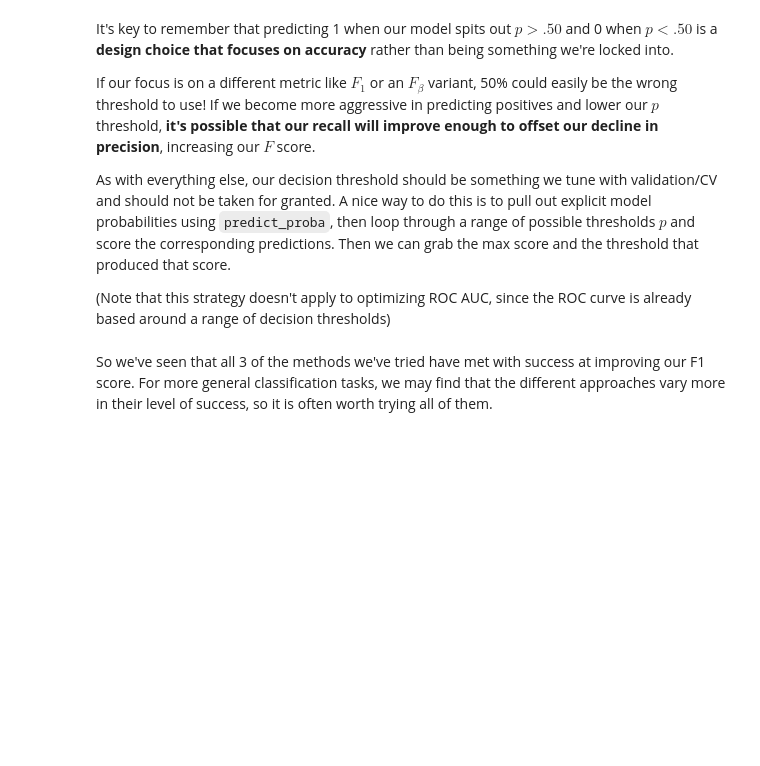
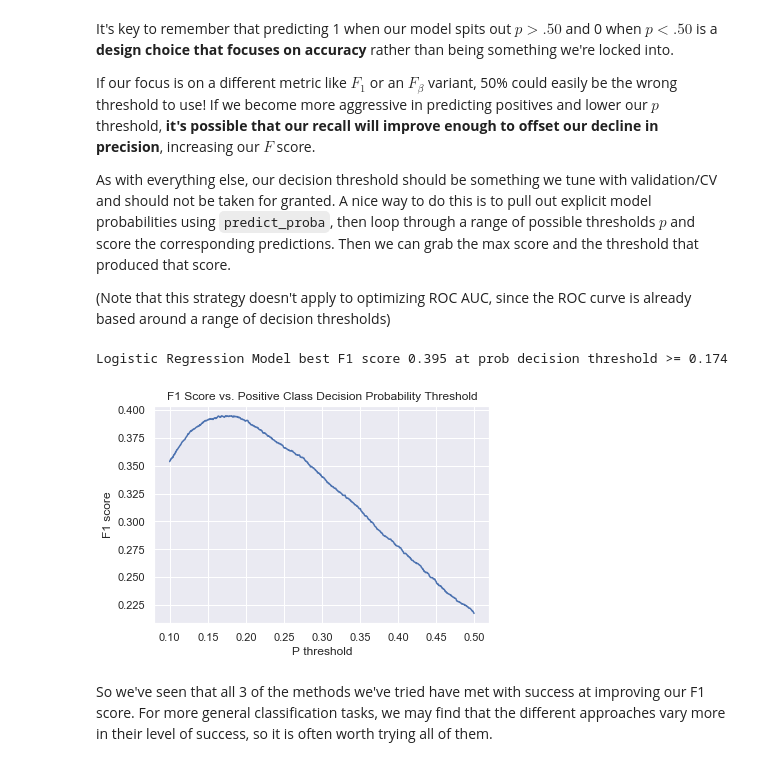
Before and after one commit to goodwinc/metis-copy, a Jupyter notebook: class_lectures/week05-mcnulty2/01-trees_FE/fe_classimb_instacart/class_imbalance_instacart.ipynb, the cells around one changed output. Drawn from its saved outputs; the diff is of its cells as text; code cells hidden in the pictures; blank space fills up the shorter version.

```diff
--- a/class_lectures/week05-mcnulty2/01-trees_FE/fe_classimb_instacart/class_imbalance_instacart.ipynb
+++ b/class_lectures/week05-mcnulty2/01-trees_FE/fe_classimb_instacart/class_imbalance_instacart.ipynb
@@ -138,29 +144,32 @@ As with everything else, our decision threshold should be something we tune with
 # %%
 import matplotlib.pyplot as plt
 %matplotlib inline
 import seaborn as sns
 sns.set()
 
 X_val, y_val = X_te, y_te # explicitly calling this validation since we're using it for selection
 
 thresh_ps = np.linspace(.10,.50,1000)
 model_val_probs = lr.predict_proba(X_val)[:,1] # positive class probs, same basic logistic model we fit in section 2
 
 f1_scores = []
 for p in thresh_ps:
     model_val_labels = model_val_probs >= p
-    f1_scores.append(f1_score(model_val_labels, y_val))
+    f1_scores.append(f1_score(y_val, model_val_labels))
 
 plt.plot(thresh_ps, f1_scores)
 plt.title('F1 Score vs. Positive Class Decision Probability Threshold')
 plt.xlabel('P threshold')
 plt.ylabel('F1 score')
 
 best_f1_score = np.max(f1_scores)
 best_thresh_p = thresh_ps[np.argmax(f1_scores)]
 
 print('Logistic Regression Model best F1 score %.3f at prob decision threshold >= %.3f'
       % (best_f1_score, best_thresh_p))
+# %% [output]
+Logistic Regression Model best F1 score 0.395 at prob decision threshold >= 0.174
+[figure, added]
 # %% [markdown]
 So we've seen that all 3 of the methods we've tried have met with success at improving our F1 score. For more general classification tasks, we may find that the different approaches vary more in their level of success, so it is often worth trying all of them.
 # %% [markdown]
```
Also changed, not shown: parts of 4 cells of this notebook.
